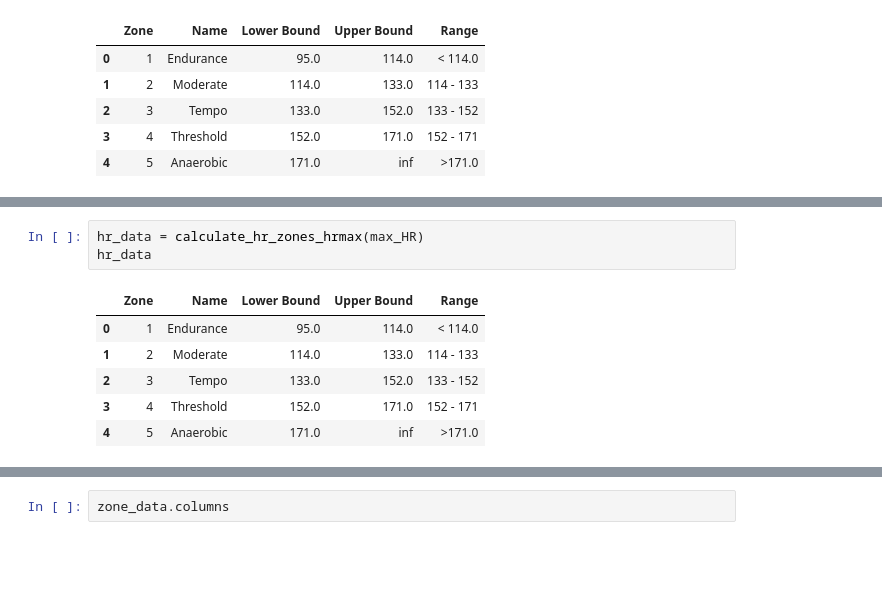
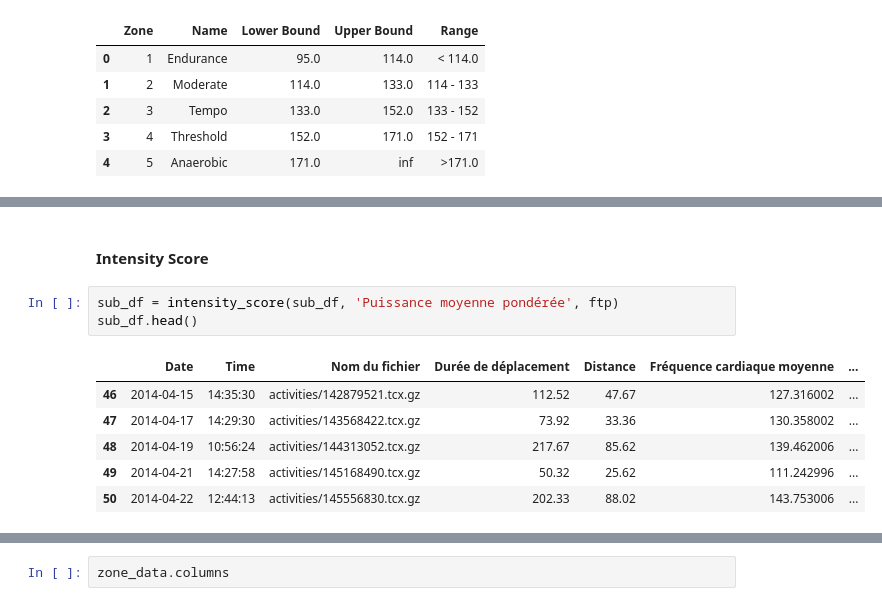
Before and after one commit to chachouswim2/cycling-hour-record, a Jupyter notebook: athlete_profile.ipynb, the cells around one changed output, grey strips where cells are left out. Cells and saved outputs as stored; diff of their text form; blank space fills up the shorter version.

```diff
--- a/athlete_profile.ipynb
+++ b/athlete_profile.ipynb
@@ -241,10 +103,12 @@ See the caveats in the documentation: https://pandas.pydata.org/pandas-docs/stab
-# %%
-hr_data = calculate_hr_zones_hrmax(max_HR)
-hr_data
-# %% [output]
-|  | Zone | Name | Lower Bound | Upper Bound | Range |
-| 0 | 1 | Endurance | 95.0 | 114.0 | < 114.0 |
-| 1 | 2 | Moderate | 114.0 | 133.0 | 114 - 133 |
-| 2 | 3 | Tempo | 133.0 | 152.0 | 133 - 152 |
-| 3 | 4 | Threshold | 152.0 | 171.0 | 152 - 171 |
-| 4 | 5 | Anaerobic | 171.0 | inf | >171.0 |
+# %% [markdown]
+#### Intensity Score
+# %%
+sub_df = intensity_score(sub_df, 'Puissance moyenne pondérée', ftp)
+sub_df.head()
+# %% [output]
+|  | Date | Time | Nom du fichier | Durée de déplacement | Distance | Fréquence cardiaque moyenne | ... |
+| 46 | 2014-04-15 | 14:35:30 | activities/142879521.tcx.gz | 112.52 | 47.67 | 127.316002 | ... |
+| 47 | 2014-04-17 | 14:29:30 | activities/143568422.tcx.gz | 73.92 | 33.36 | 130.358002 | ... |
+| 48 | 2014-04-19 | 10:56:24 | activities/144313052.tcx.gz | 217.67 | 85.62 | 139.462006 | ... |
+| 49 | 2014-04-21 | 14:27:58 | activities/145168490.tcx.gz | 50.32 | 25.62 | 111.242996 | ... |
+| 50 | 2014-04-22 | 12:44:13 | activities/145556830.tcx.gz | 202.33 | 88.02 | 143.753006 | ... |
```
Also changed, not shown: parts of 40 cells of this notebook, 3 other files.
